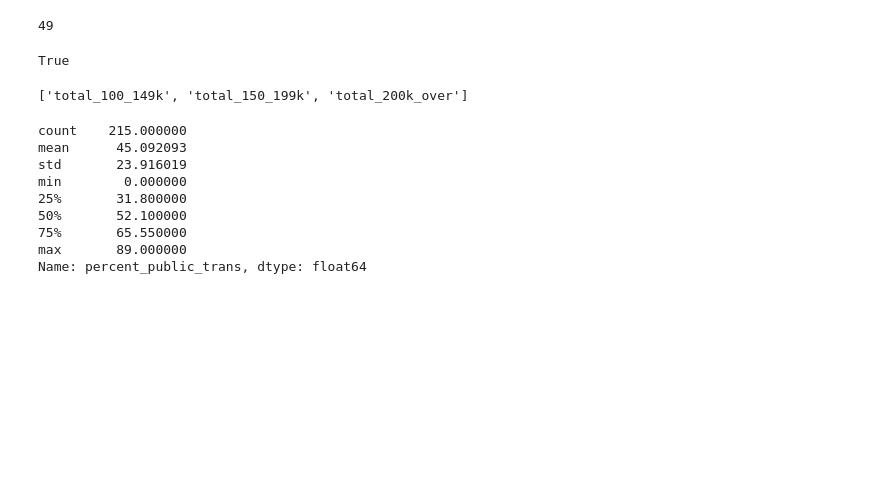
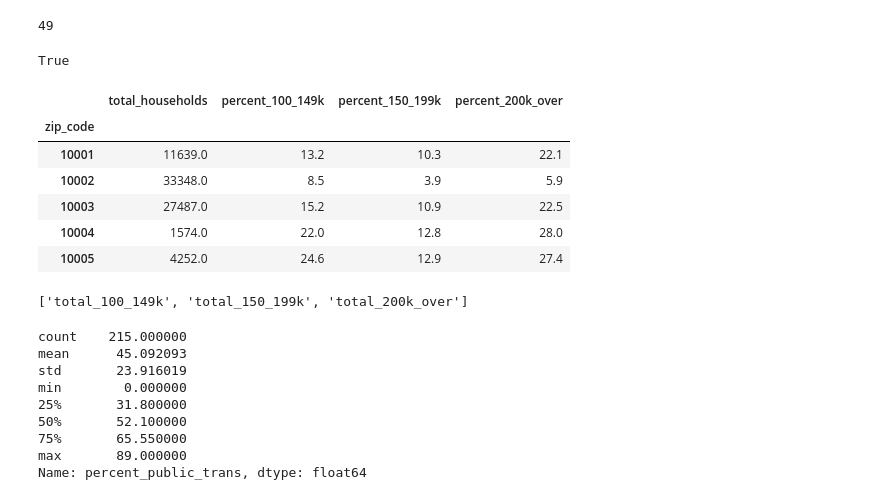
Before and after one commit to emw1687/benson, a Jupyter notebook: census_eda_eva.ipynb, the cells around one changed output. Saved outputs shown, nothing was run; the diff lists cells and outputs as text; code cells hidden in the pictures; blank space fills up the shorter version.

```diff
--- a/census_eda_eva.ipynb
+++ b/census_eda_eva.ipynb
@@ -71,5 +71,15 @@ for percent in percents:
     income_df[percent] = income_df[percent].apply(float)
 
 commute_df['percent_public_trans'] = commute_df['percent_public_trans'].apply(float)
+# %%
+income_df.head()
+# %% [output]
+|  | total_households | percent_100_149k | percent_150_199k | percent_200k_over |
+| zip_code |  |  |  |  |
+| 10001 | 11639.0 | 13.2 | 10.3 | 22.1 |
+| 10002 | 33348.0 | 8.5 | 3.9 | 5.9 |
+| 10003 | 27487.0 | 15.2 | 10.9 | 22.5 |
+| 10004 | 1574.0 | 22.0 | 12.8 | 28.0 |
+| 10005 | 4252.0 | 24.6 | 12.9 | 27.4 |
 # %%
 for percent, total in percents.items():
```
Also changed, not shown: parts of 3 cells of this notebook, 1 other file.
